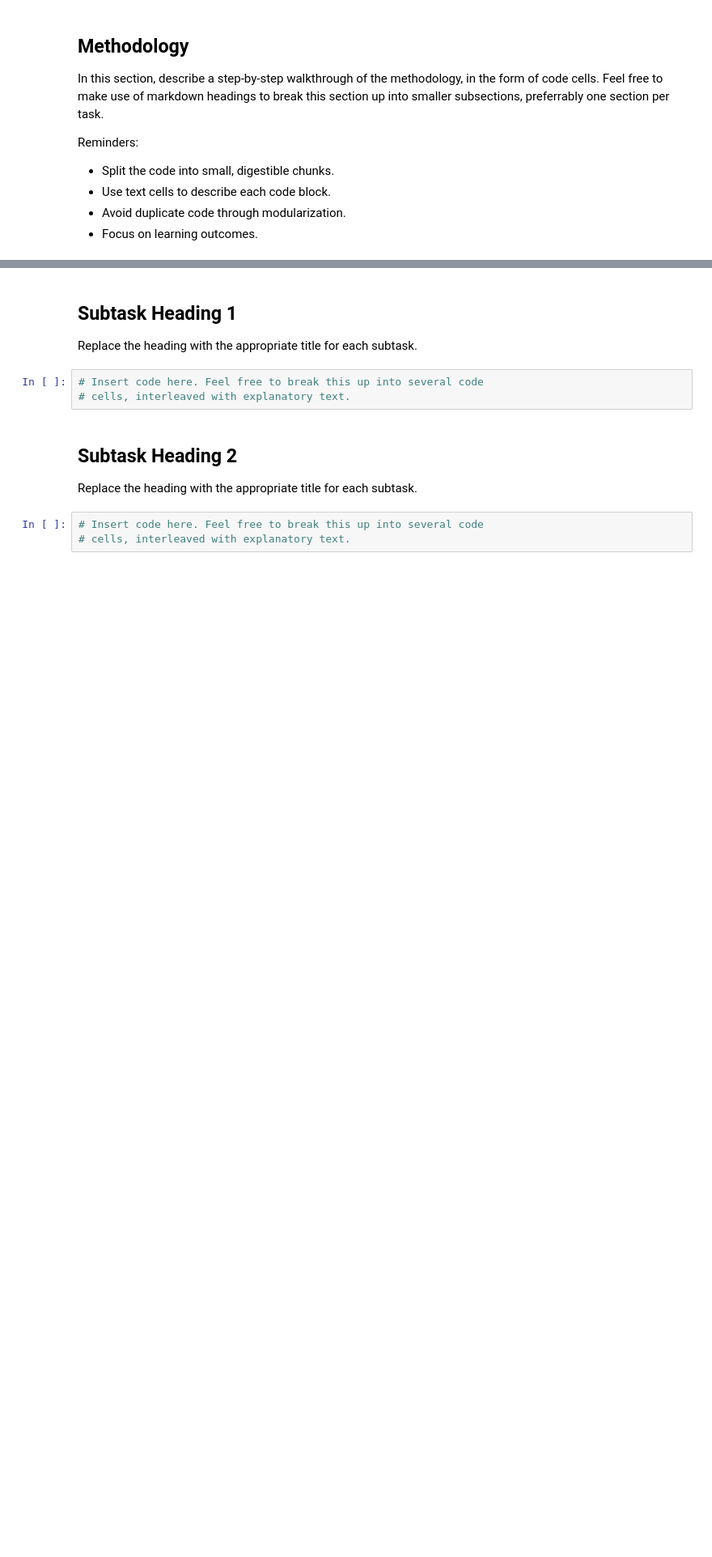
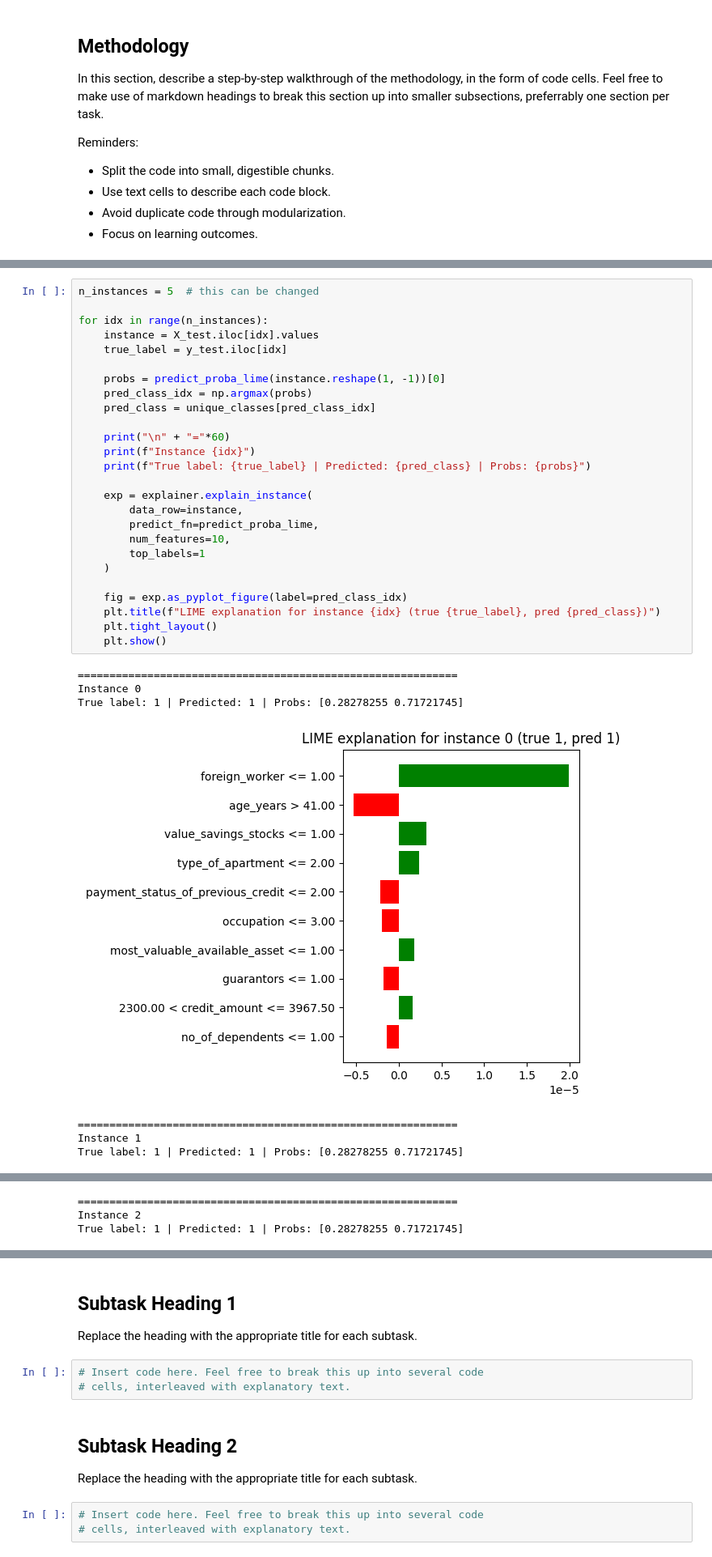
Before and after one commit to hertie-data-science-lab/tutorial-new-grp4, a Jupyter notebook: DEEPL_Tutorial_xAI.ipynb, the cells around one changed output, grey strips where cells are left out. Shown at 81% size. Cells and saved outputs as stored; diff of their text form; blank space fills up the shorter version.

```diff
--- a/DEEPL_Tutorial_xAI.ipynb
+++ b/DEEPL_Tutorial_xAI.ipynb
@@ -528,0 +668,34 @@ Reminders:
+# %%
+n_instances = 5  # this can be changed
+
+for idx in range(n_instances):
+    instance = X_test.iloc[idx].values
+    true_label = y_test.iloc[idx]
+
+    probs = predict_proba_lime(instance.reshape(1, -1))[0]
+    pred_class_idx = np.argmax(probs)
+    pred_class = unique_classes[pred_class_idx]
+
+    print("\n" + "="*60)
+    print(f"Instance {idx}")
+    print(f"True label: {true_label} | Predicted: {pred_class} | Probs: {probs}")
+
+    exp = explainer.explain_instance(
+        data_row=instance,
+        predict_fn=predict_proba_lime,
+        num_features=10,
+        top_labels=1
+    )
+
+    fig = exp.as_pyplot_figure(label=pred_class_idx)
+    plt.title(f"LIME explanation for instance {idx} (true {true_label}, pred {pred_class})")
+    plt.tight_layout()
+    plt.show()
+# %% [output]
+============================================================
+Instance 0
+True label: 1 | Predicted: 1 | Probs: [0.28278255 0.71721745]
+[figure, added]
+============================================================
+Instance 1
+True label: 1 | Predicted: 1 | Probs: [0.28278255 0.71721745]
@@ -528,0 +703,3 @@ Reminders:
+============================================================
+Instance 2
+True label: 1 | Predicted: 1 | Probs: [0.28278255 0.71721745]
```
Also changed, not shown: parts of 21 cells of this notebook.
